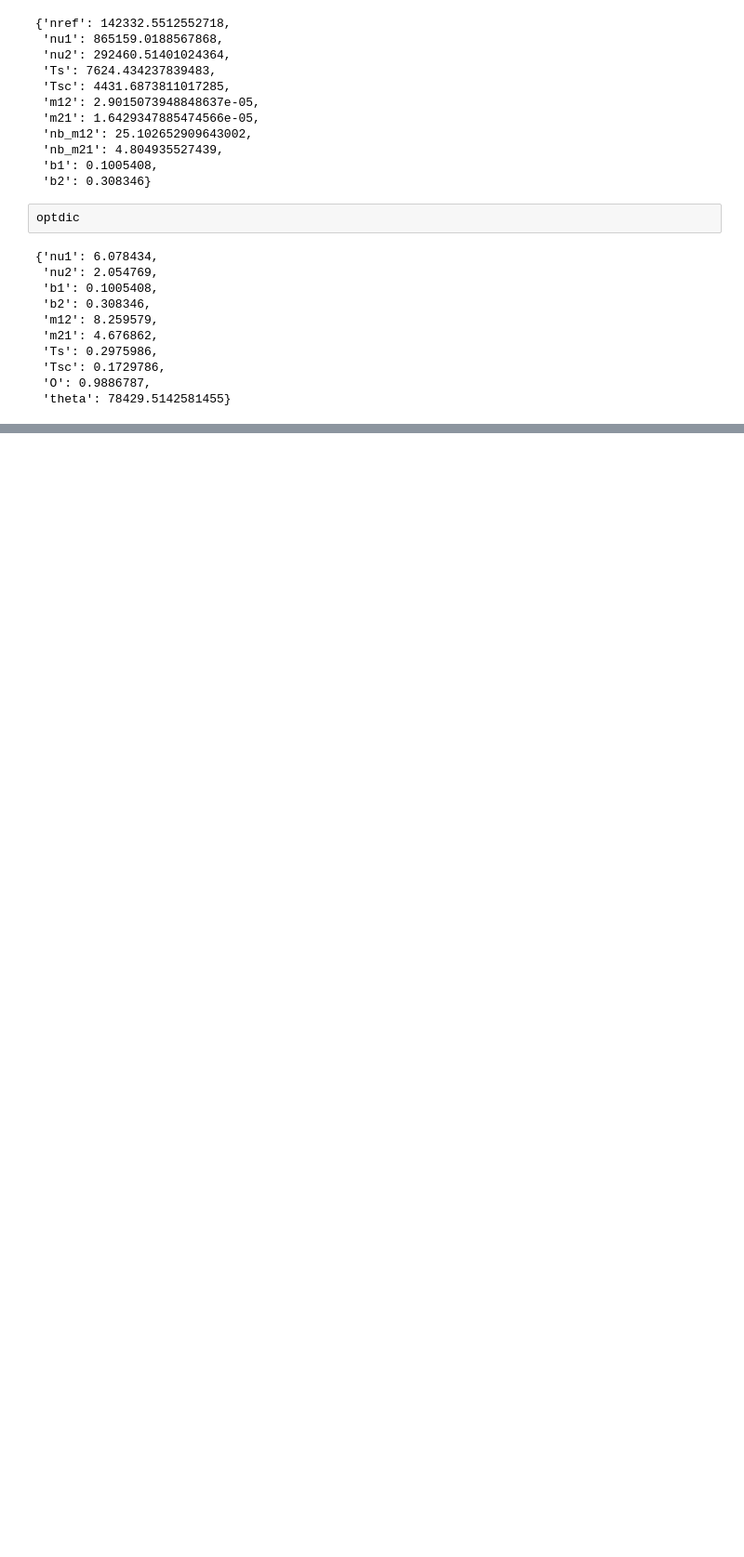
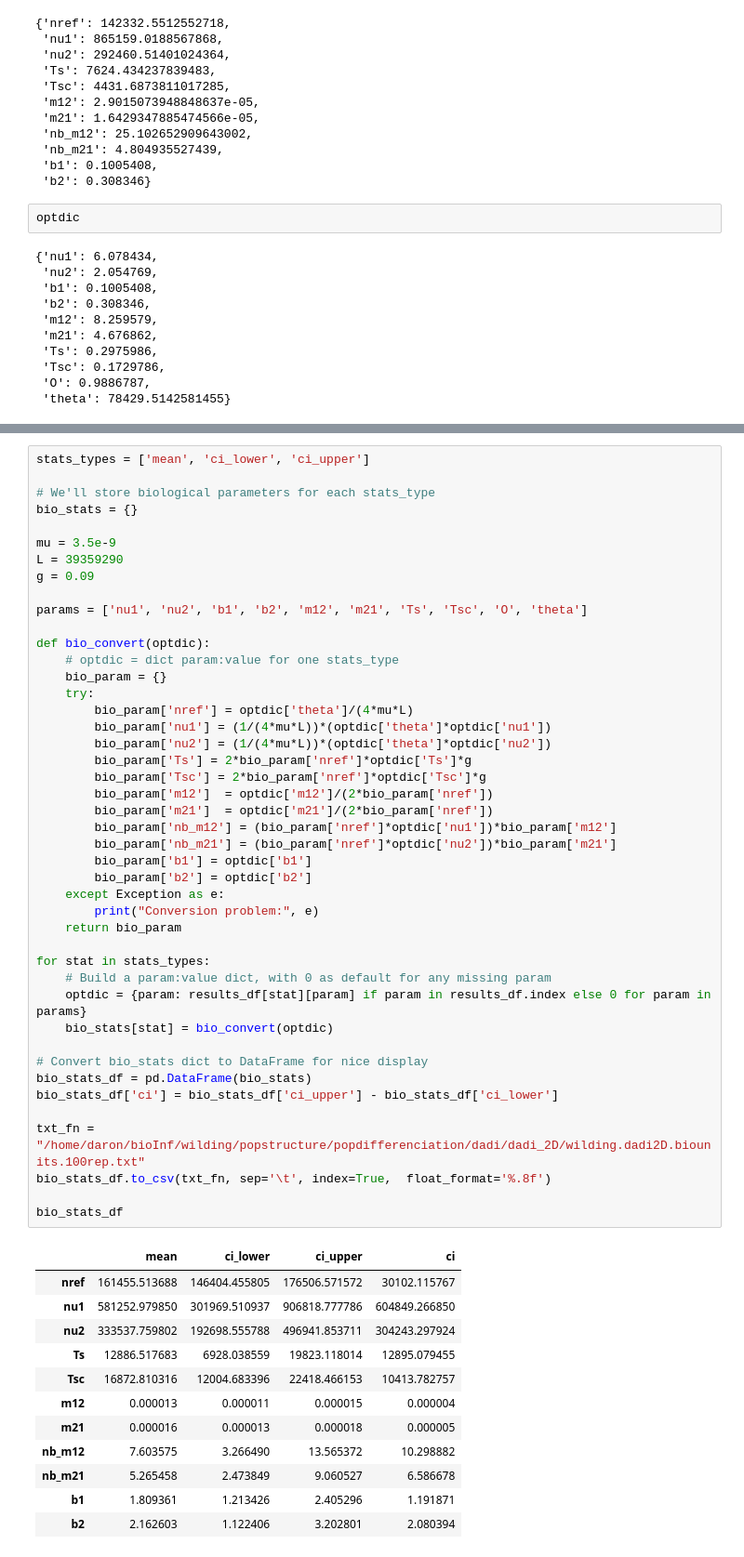
Before and after one commit to jdaron/wilding, a Jupyter notebook: analysis/popStructure/dadi_2D_bootstrap.ipynb, the cells around one changed output, grey strips where cells are left out. Shown at 93% size. Drawn from its saved outputs; the diff is of its cells as text; blank space fills up the shorter version.

```diff
--- a/analysis/popStructure/dadi_2D_bootstrap.ipynb
+++ b/analysis/popStructure/dadi_2D_bootstrap.ipynb
@@ -157,0 +204,57 @@ optdic
+# %%
+stats_types = ['mean', 'ci_lower', 'ci_upper']
+
+# We'll store biological parameters for each stats_type
+bio_stats = {}
+
+mu = 3.5e-9
+L = 39359290
+g = 0.09
+
+params = ['nu1', 'nu2', 'b1', 'b2', 'm12', 'm21', 'Ts', 'Tsc', 'O', 'theta']
+
+def bio_convert(optdic):
+    # optdic = dict param:value for one stats_type
+    bio_param = {}
+    try:
+        bio_param['nref'] = optdic['theta']/(4*mu*L)
+        bio_param['nu1'] = (1/(4*mu*L))*(optdic['theta']*optdic['nu1'])
+        bio_param['nu2'] = (1/(4*mu*L))*(optdic['theta']*optdic['nu2'])
+        bio_param['Ts'] = 2*bio_param['nref']*optdic['Ts']*g
+        bio_param['Tsc'] = 2*bio_param['nref']*optdic['Tsc']*g
+        bio_param['m12']  = optdic['m12']/(2*bio_param['nref'])
+        bio_param['m21']  = optdic['m21']/(2*bio_param['nref'])
+        bio_param['nb_m12'] = (bio_param['nref']*optdic['nu1'])*bio_param['m12']
+        bio_param['nb_m21'] = (bio_param['nref']*optdic['nu2'])*bio_param['m21']
+        bio_param['b1'] = optdic['b1']
+        bio_param['b2'] = optdic['b2']
+    except Exception as e:
+        print("Conversion problem:", e)
+    return bio_param
+
+for stat in stats_types:
+    # Build a param:value dict, with 0 as default for any missing param
+    optdic = {param: results_df[stat][param] if param in results_df.index else 0 for param in params}
+    bio_stats[stat] = bio_convert(optdic)
+
+# Convert bio_stats dict to DataFrame for nice display
+bio_stats_df = pd.DataFrame(bio_stats)
+bio_stats_df['ci'] = bio_stats_df['ci_upper'] - bio_stats_df['ci_lower']
+
+txt_fn = "/home/daron/bioInf/wilding/popstructure/popdifferenciation/dadi/dadi_2D/wilding.dadi2D.biounits.100rep.txt"
+bio_stats_df.to_csv(txt_fn, sep='\t', index=True,  float_format='%.8f')
+
+bio_stats_df
+# %% [output]
+|  | mean | ci_lower | ci_upper | ci |
+| nref | 161455.513688 | 146404.455805 | 176506.571572 | 30102.115767 |
+| nu1 | 581252.979850 | 301969.510937 | 906818.777786 | 604849.266850 |
+| nu2 | 333537.759802 | 192698.555788 | 496941.853711 | 304243.297924 |
+| Ts | 12886.517683 | 6928.038559 | 19823.118014 | 12895.079455 |
+| Tsc | 16872.810316 | 12004.683396 | 22418.466153 | 10413.782757 |
+| m12 | 0.000013 | 0.000011 | 0.000015 | 0.000004 |
+| m21 | 0.000016 | 0.000013 | 0.000018 | 0.000005 |
+| nb_m12 | 7.603575 | 3.266490 | 13.565372 | 10.298882 |
+| nb_m21 | 5.265458 | 2.473849 | 9.060527 | 6.586678 |
+| b1 | 1.809361 | 1.213426 | 2.405296 | 1.191871 |
+| b2 | 2.162603 | 1.122406 | 3.202801 | 2.080394 |
```
Also changed, not shown: parts of 9 cells of this notebook.
